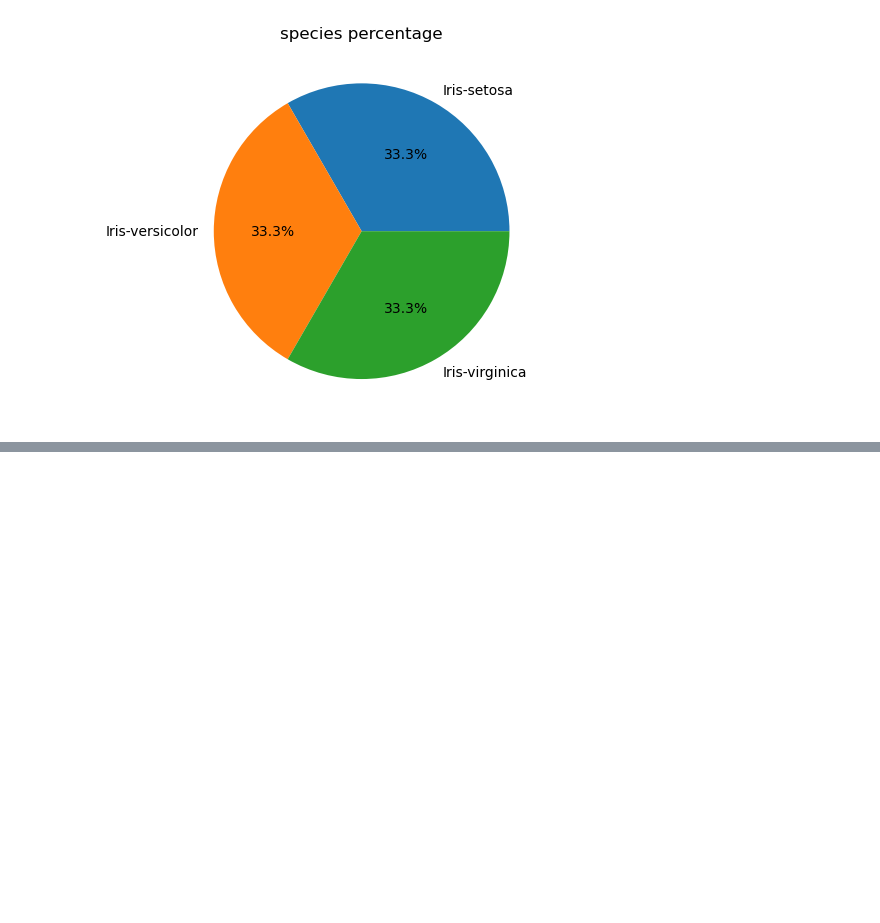
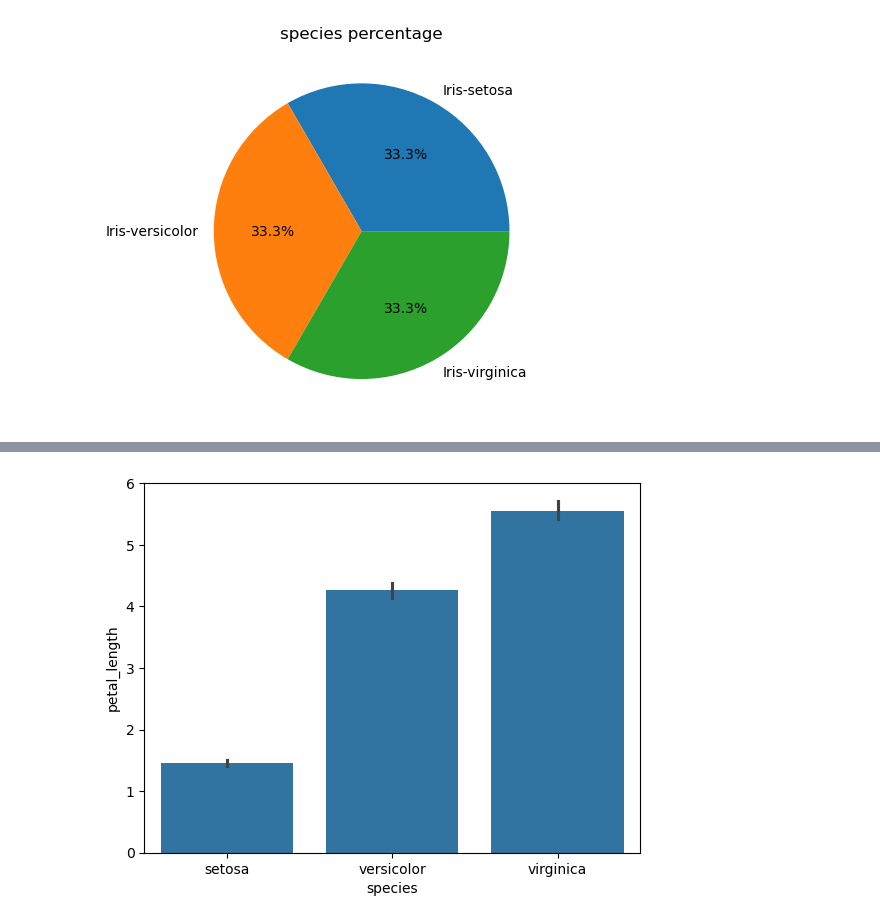
Before and after one commit to amalujose189/datascience_and_ai, a Jupyter notebook: matplotlib1.1.ipynb, the cells around one changed output, grey strips where cells are left out. Saved outputs shown, nothing was run; the diff lists cells and outputs as text; code cells hidden in the pictures; blank space fills up the shorter version.

```diff
--- a/matplotlib1.1.ipynb
+++ b/matplotlib1.1.ipynb
@@ -151,0 +210,9 @@ plt.show()
+# %%
+sns.barplot(
+    x="species",
+    y="petal_length",
+    data=iris
+)
+plt.show()
+# %% [output]
+[figure, added]
```
Also changed, not shown: parts of 7 cells of this notebook.
